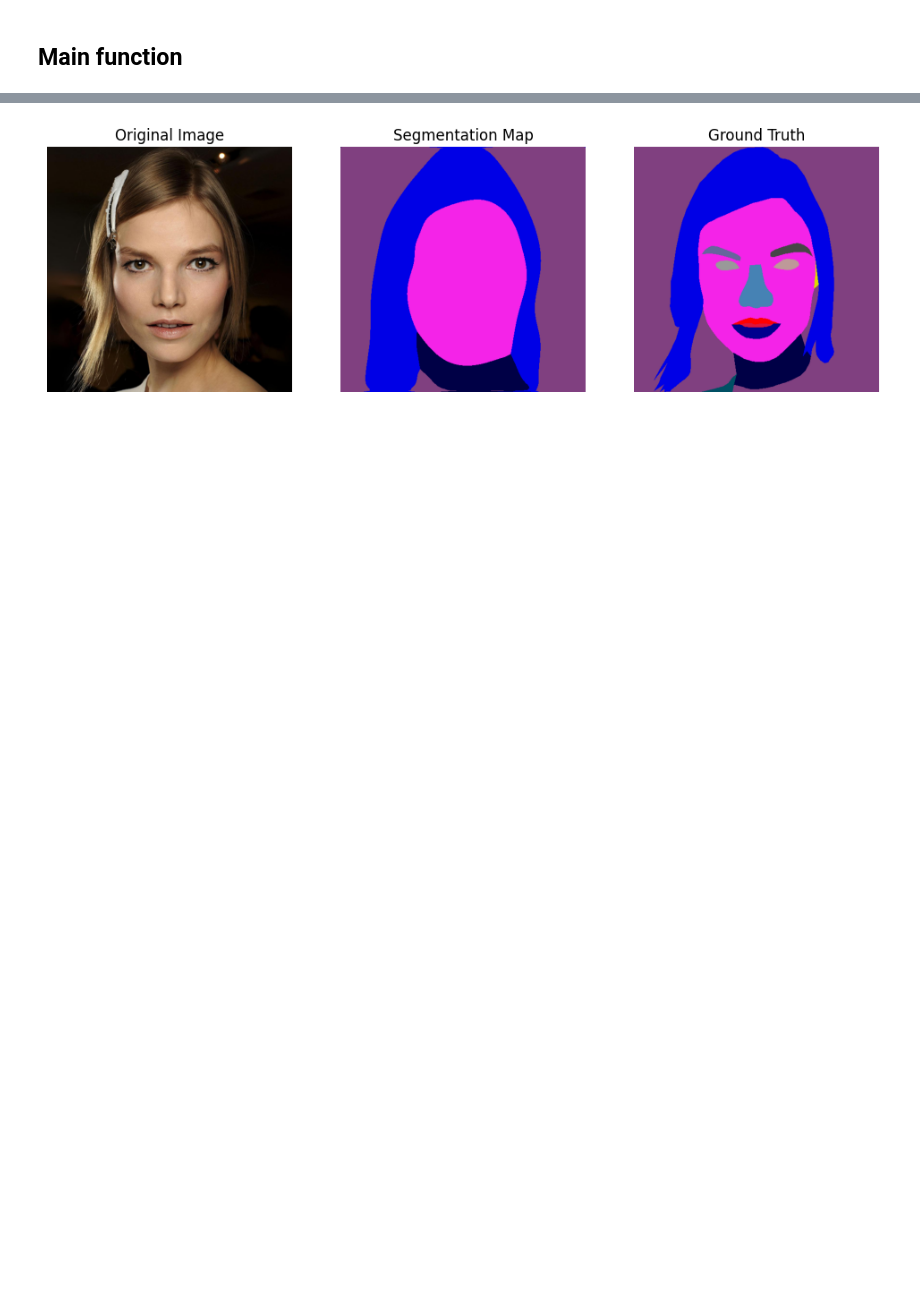
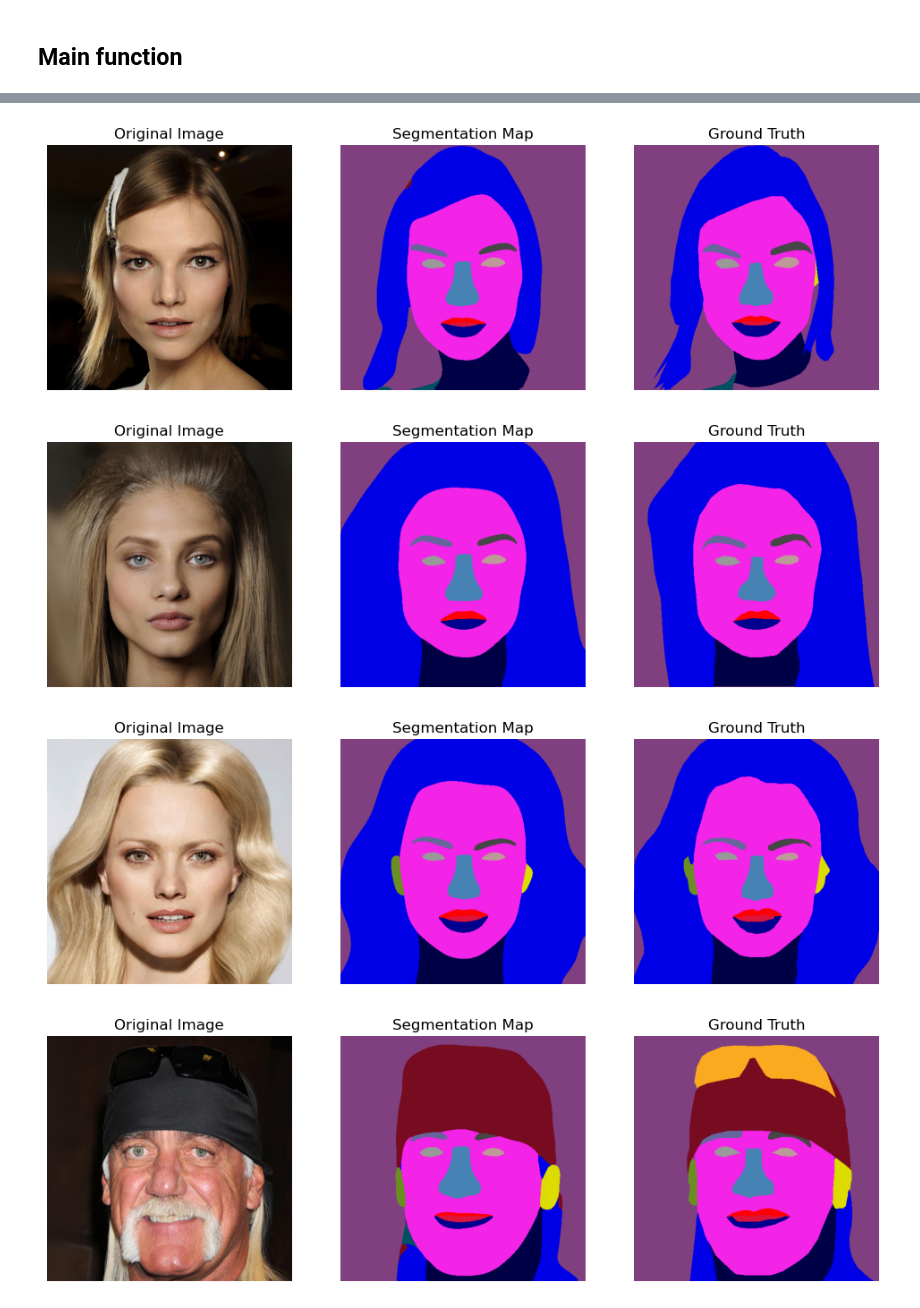
Before and after one commit to kevin77688/Face-Segmentation, a Jupyter notebook: run.ipynb, the cells around one changed output, grey strips where cells are left out. Cells and saved outputs as stored; diff of their text form; code cells hidden in the pictures; blank space fills up the shorter version.

```diff
--- a/run.ipynb
+++ b/run.ipynb
@@ -23,13 +27,20 @@ from visualize import visualize_predictions
 # Freeze seed
 torch.manual_seed(0)
 
+# Define paths
+CHECKPOINT_PATH = 'checkpoint/2023_12_08_180532/efficientnet_unet.pth'
+TRAIN_INDEX_PATH = 'data/train_idx.txt'
+TEST_INDEX_PATH = 'data/test_idx.txt'
+
+# Define modes
+MODE = 'test'                               # train/test
+RECORD = False                              # Record predictions in wandb
+SAVE_MODEL_NAME = 'efficientnet_unet'       # Name of model to save
+
 # Define hyperparameters
 EPOCHS = 20
-BATCH_SIZE = 1
+BATCH_SIZE = 1                              # While MODE = 'test', remember to set BATCH_SIZE = 1
 LEARNING_RATE = 1e-4
-MODE = 'test'      # train/test
-TRAIN_INDEX_PATH = 'data/train_toy_idx.txt'
-TEST_INDEX_PATH = 'data/test_toy_idx.txt'
 
 # Set device
 device = torch.device('cuda' if torch.cuda.is_available() else 'cpu')
@@ -67,6 +110,9 @@ Total number of parameters: 58294995
 # %%
 def train(model, train_loader, test_loader, criterion, optimizer):
     lowest_test_loss = 1e10
+    if CHECKPOINT_PATH != '':
+        model.load_state_dict(torch.load(CHECKPOINT_PATH))
+        print('Loaded model from checkpoint.')
     model.train()
     for epoch in tqdm(range(EPOCHS), leave=True):
         for images, masks in tqdm(train_loader, leave=False):
@@ -75,14 +121,14 @@ def train(model, train_loader, test_loader, criterion, optimizer):
 
             # Forward pass
             outputs = model(images)
-            loss = criterion(outputs, masks)
+            train_loss = criterion(outputs, masks)
 
             # Backward and optimize
             optimizer.zero_grad()
-            loss.backward()
+            train_loss.backward()
             optimizer.step()
 
-        print(f'Epoch [{epoch+1}/{EPOCHS}], Loss: {loss.item():.4f}')
+        print(f'Epoch [{epoch+1}/{EPOCHS}], Loss: {train_loss.item():.4f}')
 
         model.eval()
         with torch.no_grad():
@@ -93,21 +139,25 @@ def train(model, train_loader, test_loader, criterion, optimizer):
                 masks = masks.to(device).squeeze(1)
 
                 outputs = model(images)
-                loss = criterion(outputs, masks)
-                if loss < lowest_test_loss:
-                    lowest_test_loss = loss
-                    torch.save(model.state_dict(), 'checkpoint/unet_model.pth')
+                test_loss = criterion(outputs, masks)
+                if test_loss < lowest_test_loss:
+                    lowest_test_loss = test_loss
+                    if os.path.exists(f'{log_dir}/{SAVE_MODEL_NAME}.pth'):
+                        os.rename(f'{log_dir}/{SAVE_MODEL_NAME}.pth', f'{log_dir}/{SAVE_MODEL_NAME}_{get_current_timestamp()}.pth')
+                    torch.save(model.state_dict(), f'{log_dir}/{SAVE_MODEL_NAME}.pth')
                 _, predicted = torch.max(outputs.data, 1)
 
                 # total += masks.size(0) * masks.size(1) * masks.size(2) * masks.size(3)
                 # correct += (predicted == masks).sum().item()
 
-            print(f'Epoch [{epoch+1}/{EPOCHS}], Test Loss: {loss.item():.4f}')
+            print(f'Epoch [{epoch+1}/{EPOCHS}], Test Loss: {test_loss.item():.4f}')
+        if RECORD:
+            wandb.log({"train_loss": train_loss.item(), "test_loss": test_loss.item()})
 # %% [markdown]
 ## Testing function
 # %%
 def test(model, test_loader):
-    model.load_state_dict(torch.load('checkpoint/unet_model.pth'))
+    model.load_state_dict(torch.load(CHECKPOINT_PATH))
     model.eval()
     total = 0
     correct = 0
@@ -124,6 +174,6 @@ def test(model, test_loader):
 
         ## Visualize predictions with first image
         visualize_predictions(images, predicted, masks)
-        break
+        # break
 
     print(f'Test Loss: {loss.item():.4f}')
@@ -136,4 +287,6 @@ if MODE == 'train':
     train(model, train_loader, test_loader, criterion, optimizer)
 elif MODE == 'test':
     test(model, test_loader)
+elif MODE == 'csv':
+    export()
 # %% [output]
@@ -141 +294,4 @@ Test Loss: 0.6627
-[figure, old version]
+[figure, new version]
+[figure, added]
+[figure, added]
+[figure, added]
```
Also changed, not shown: parts of 6 cells of this notebook, 4 other files.
